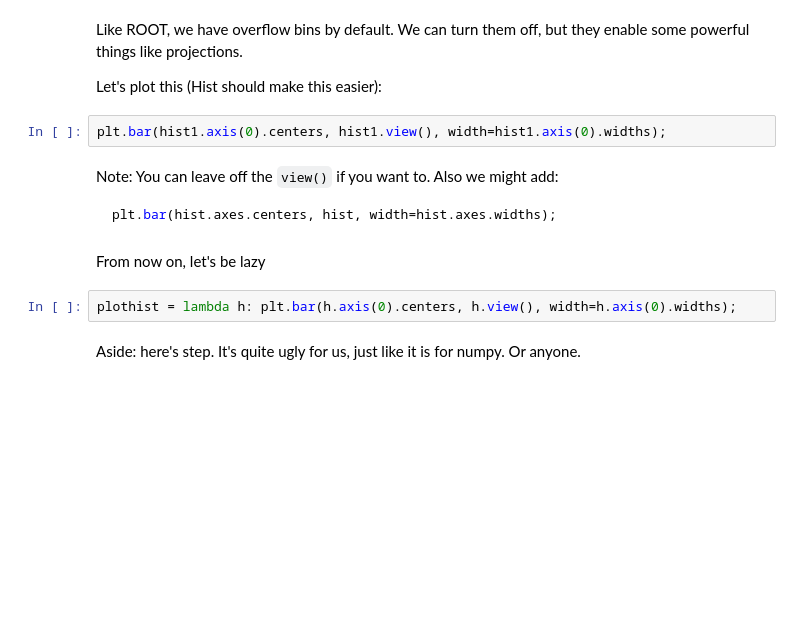
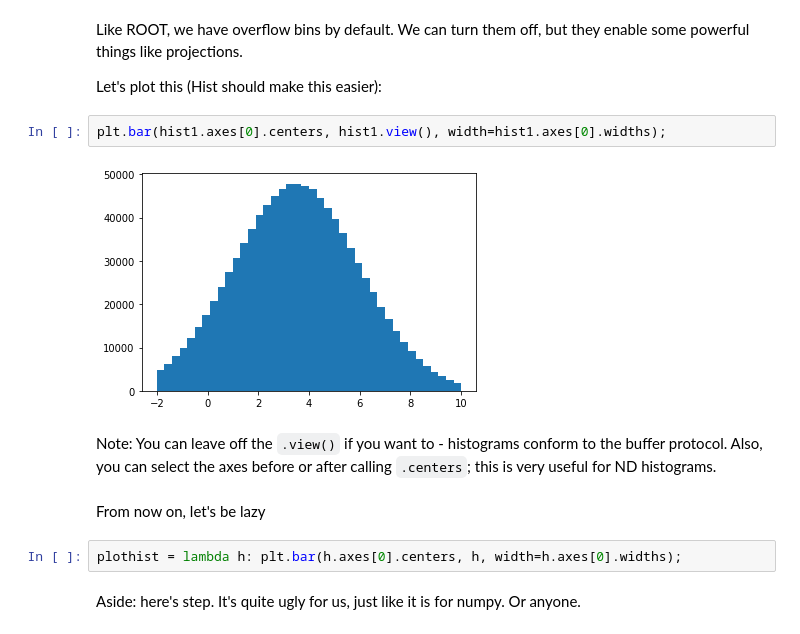
Before and after one commit to henryiii/pres-bhandhist, a Jupyter notebook: BoostHistogramHandsOn.ipynb, the cells around one changed output. Drawn from its saved outputs; the diff is of its cells as text; blank space fills up the shorter version.

Commit message:
Adding updates to slides based on boost-histogram 0.5.2

````diff
--- a/BoostHistogramHandsOn.ipynb
+++ b/BoostHistogramHandsOn.ipynb
@@ -33,17 +44,15 @@ Like ROOT, we have overflow bins by default. We can turn them off, but they enab
 
 Let's plot this (Hist should make this easier):
 # %%
-plt.bar(hist1.axis(0).centers, hist1.view(), width=hist1.axis(0).widths);
+plt.bar(hist1.axes[0].centers, hist1.view(), width=hist1.axes[0].widths);
+# %% [output]
+[figure, added]
 # %% [markdown]
-Note: You can leave off the `view()` if you want to. Also we might add:
-
-```python
-plt.bar(hist.axes.centers, hist, width=hist.axes.widths);
-```
+Note: You can leave off the `.view()` if you want to - histograms conform to the buffer protocol. Also, you can select the axes before or after calling `.centers`; this is very useful for ND histograms.
 # %% [markdown]
 From now on, let's be lazy
 # %%
-plothist = lambda h: plt.bar(h.axis(0).centers, h.view(), width=h.axis(0).widths);
+plothist = lambda h: plt.bar(h.axes[0].centers, h, width=h.axes[0].widths);
 # %% [markdown]
 Aside: here's step. It's quite ugly for us, just like it is for numpy. Or anyone.
 # %%
````
Also changed, not shown: parts of 50 cells of this notebook, 2 other files.
